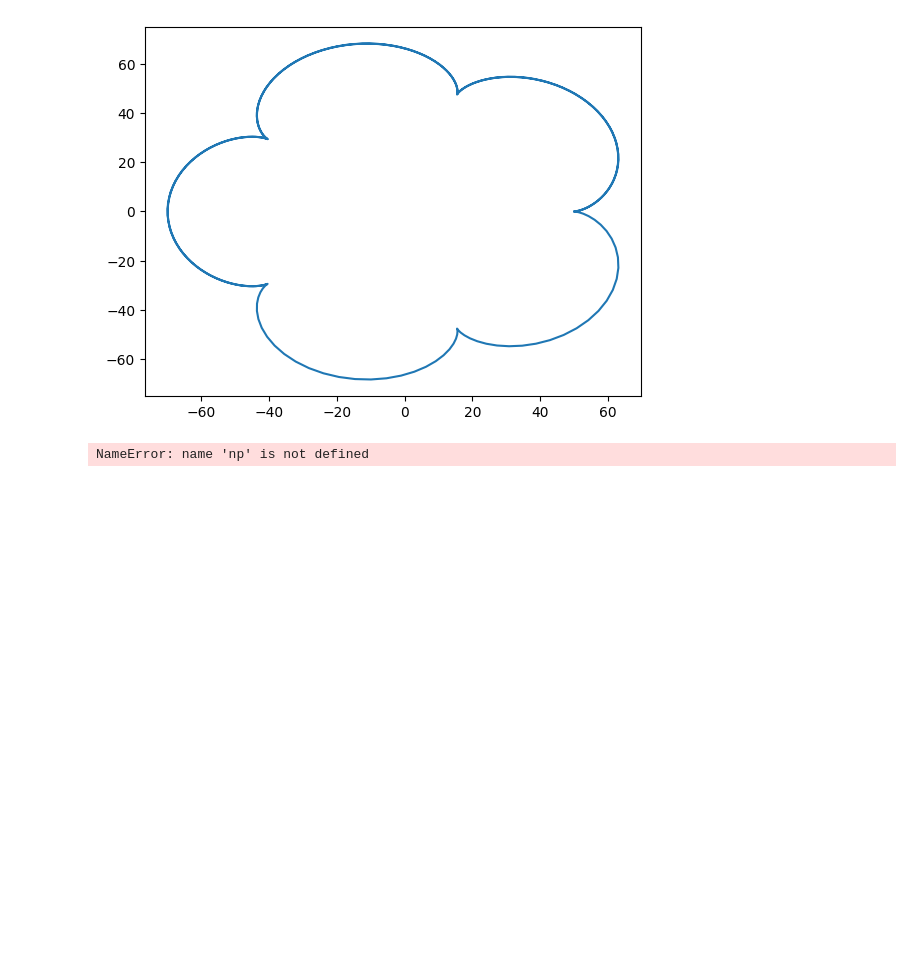
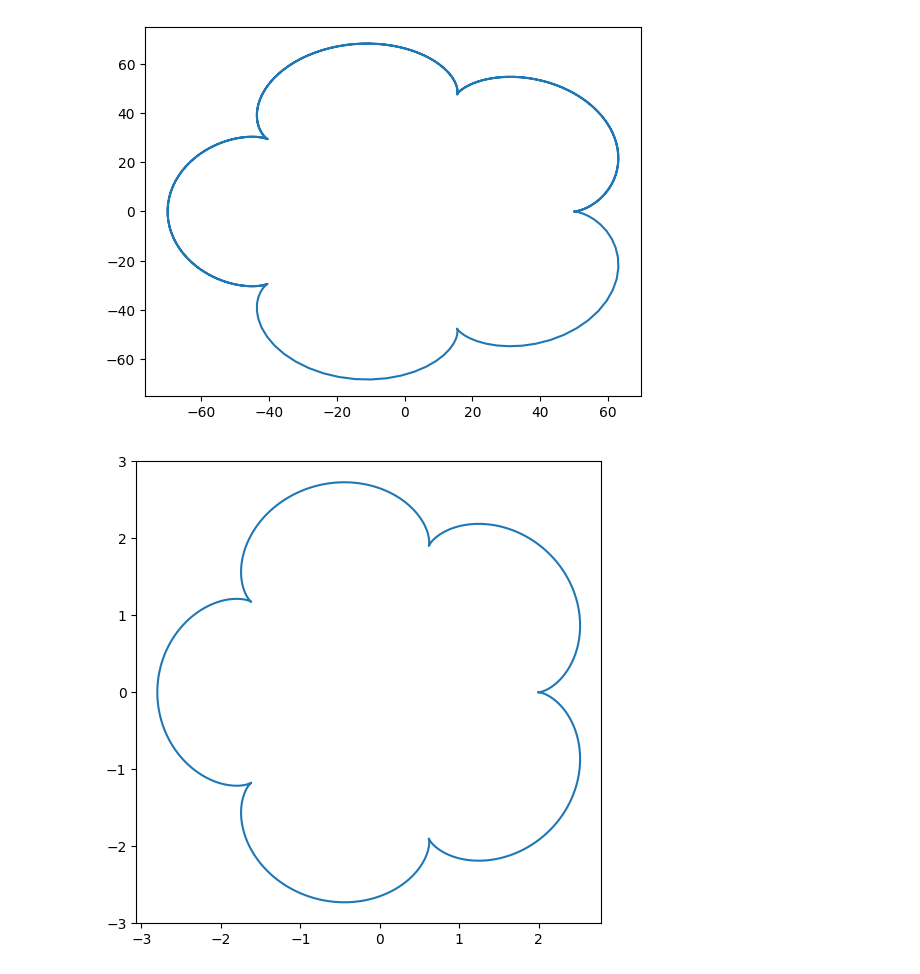
Before and after one commit to ImJudgement7497/Q-BIDs, a Jupyter notebook: plotting.ipynb, the cells around one changed output. Saved outputs shown, nothing was run; the diff lists cells and outputs as text; code cells hidden in the pictures; blank space fills up the shorter version.

Commit message:
fixed epi plots, need to do analysis again

```diff
--- a/plotting.ipynb
+++ b/plotting.ipynb
@@ -230,20 +233,20 @@ plt.plot(x, y)
 # %%
 import numpy as np
 import matplotlib.pyplot as plt
 t = np.linspace(0, 2*np.pi, 500)
 a = 2
-n = 6
+n = 5
 b = a/n
 
 x = (a+b)*np.cos(t) - b*np.cos(((a+b) * t) / (b))
 
 y = (a+b)*np.sin(t) - b*np.sin(((a+b) * t) / (b))
 
-
+plt.figure(figsize=(6,6))
 plt.plot(x, y)
-plt.savefig("./figures/epi_n=6.svg")
+plt.savefig("./figures/epi_n=5.svg")
 # %% [output]
-NameError: name 'np' is not defined
+[figure, added]
 # %%
 r = np.sqrt(((a+b)**2) + b**2 - 2*b*(a+b)*np.cos((a*phi)/b))
 theta = np.arctan(((a+b)*np.sin(phi) - b*np.sin((a+b) * phi / b)) / ((a+b)*np.cos(phi) - b*np.cos((a+b) * phi / b)))
```
Also changed, not shown: parts of 1 cell of this notebook, 16 other files.
